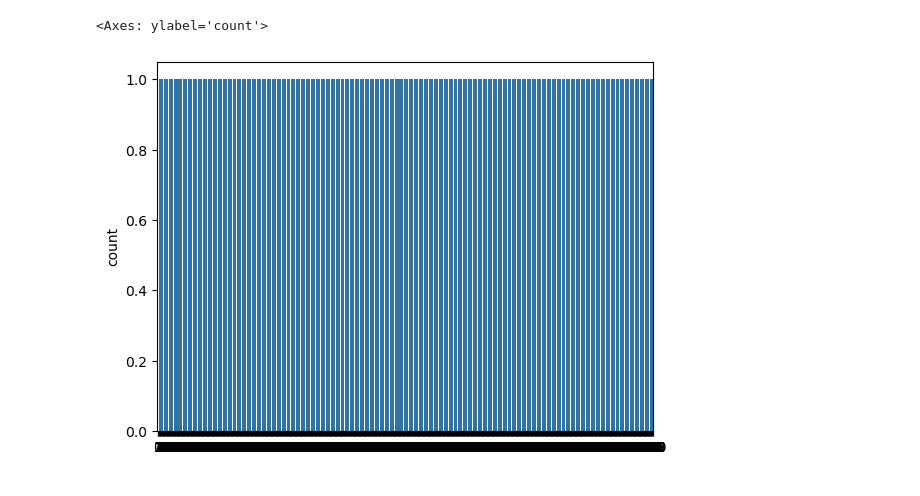
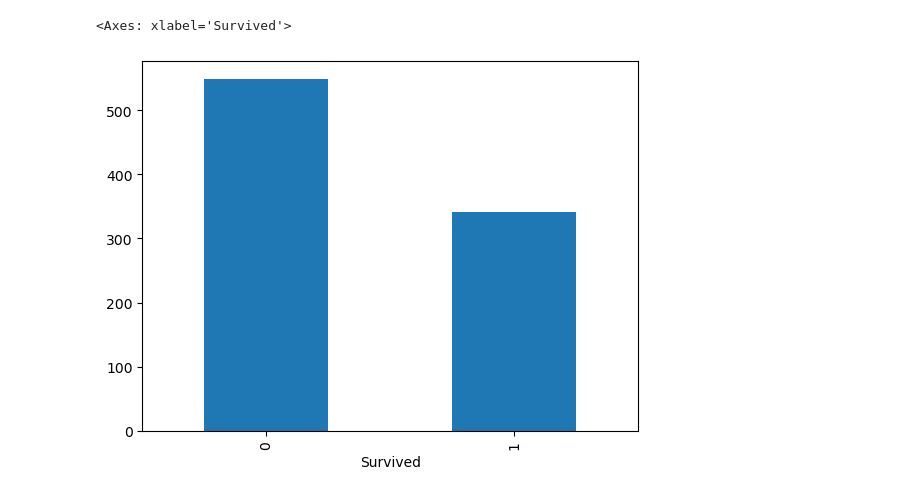
Before and after one commit to Sid62/100-days-of-ML, a Jupyter notebook: day 20/EDA using Univariate Analysis .ipynb, the cells around one changed output. Cells and saved outputs as stored; diff of their text form; code cells hidden in the pictures.

```diff
--- a/day 20/EDA using Univariate Analysis .ipynb
+++ b/day 20/EDA using Univariate Analysis .ipynb
@@ -15,5 +15,6 @@ df.sample(5)
 # %%
-sns.countplot(df['Survived'])
+#sns.countplot(df['Survived'])
+df['Survived'].value_counts().plot(kind='bar')
 # %% [output]
-<Axes: ylabel='count'>
+<Axes: xlabel='Survived'>
-[figure, old version]
+[figure, new version]
```
Also changed, not shown: parts of 10 cells of this notebook.
